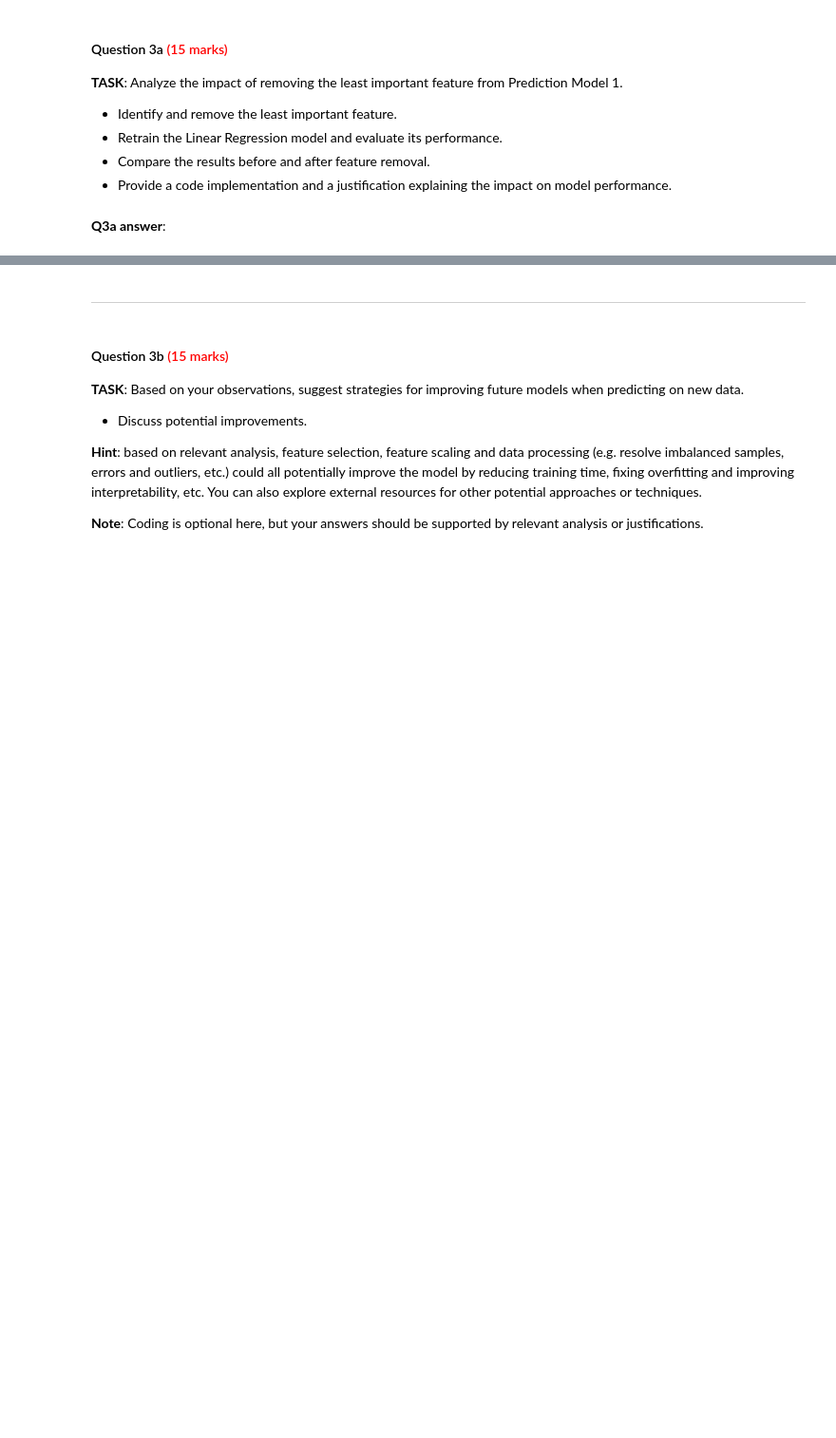
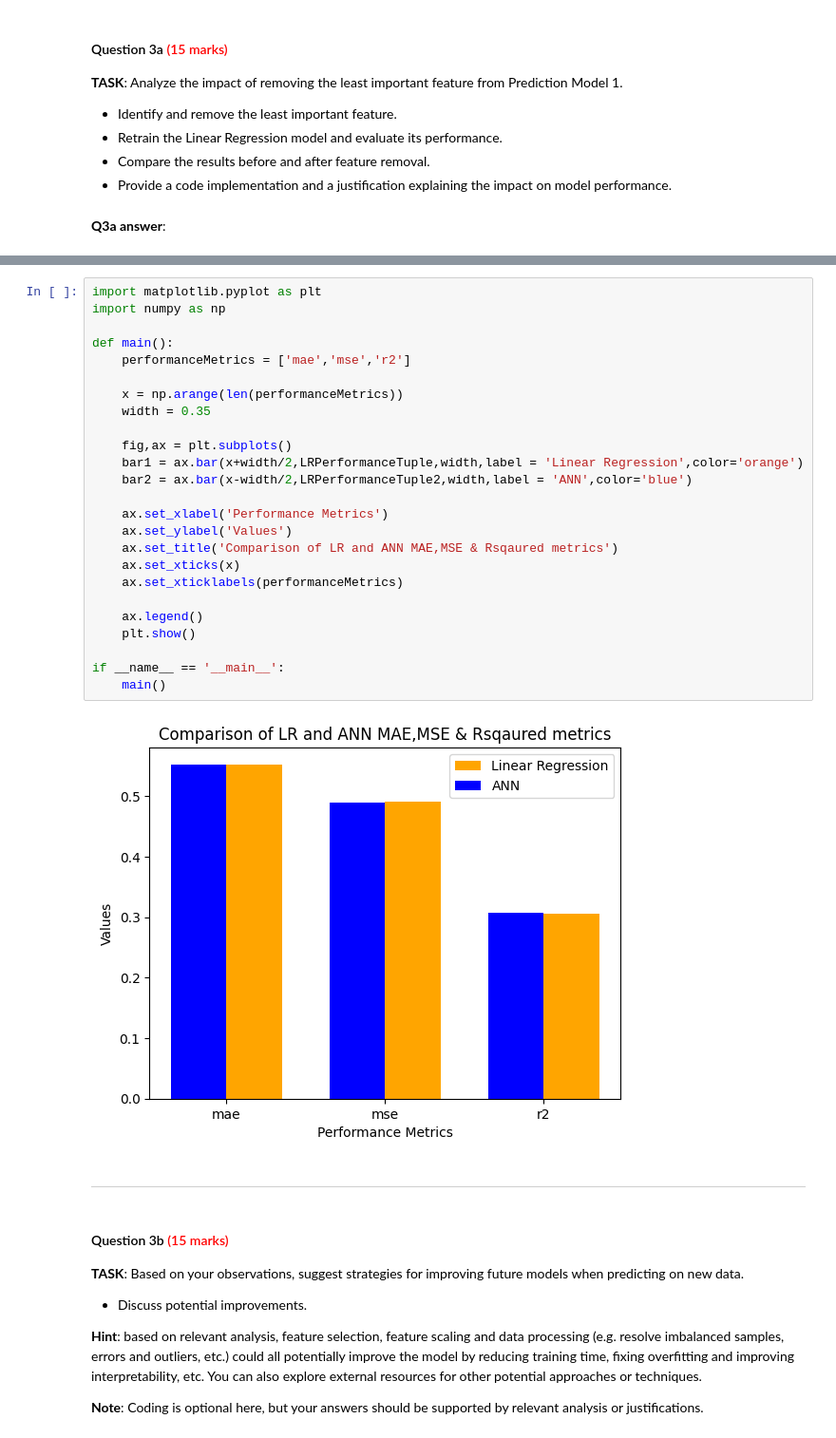
Before and after one commit to Littleguygabe/Python-Backup, a Jupyter notebook: comp1008/cwk/202425_COMP1008_cw_psygb6.ipynb, the cells around one changed output, grey strips where cells are left out. Shown at 95% size. Cells and saved outputs as stored; diff of their text form; blank space fills up the shorter version.

```diff
--- a/comp1008/cwk/202425_COMP1008_cw_psygb6.ipynb
+++ b/comp1008/cwk/202425_COMP1008_cw_psygb6.ipynb
@@ -1017,3 +1155,30 @@ This is further supported by looking at the performance metrics of the **ANN** b
+# %%
+import matplotlib.pyplot as plt
+import numpy as np
+
+def main():
+    performanceMetrics = ['mae','mse','r2']
+
+    x = np.arange(len(performanceMetrics))
+    width = 0.35
+
+    fig,ax = plt.subplots()
+    bar1 = ax.bar(x+width/2,LRPerformanceTuple,width,label = 'Linear Regression',color='orange')
+    bar2 = ax.bar(x-width/2,LRPerformanceTuple2,width,label = 'ANN',color='blue')
+
+    ax.set_xlabel('Performance Metrics')
+    ax.set_ylabel('Values')
+    ax.set_title('Comparison of LR and ANN MAE,MSE & Rsqaured metrics')
+    ax.set_xticks(x)
+    ax.set_xticklabels(performanceMetrics)
+
+    ax.legend()
+    plt.show()
+
+if __name__ == '__main__':
+    main()
+# %% [output]
+[figure, added]
 # %% [markdown]
 ---
 # %% [markdown]
```
Also changed, not shown: parts of 6 cells of this notebook.
